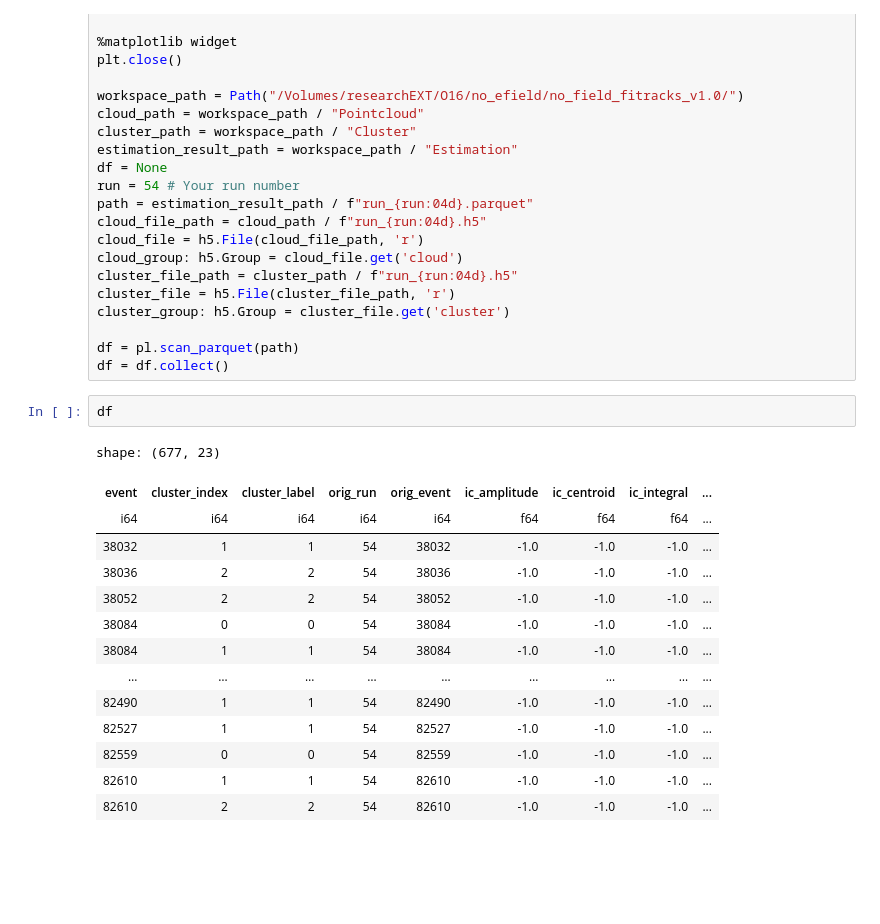
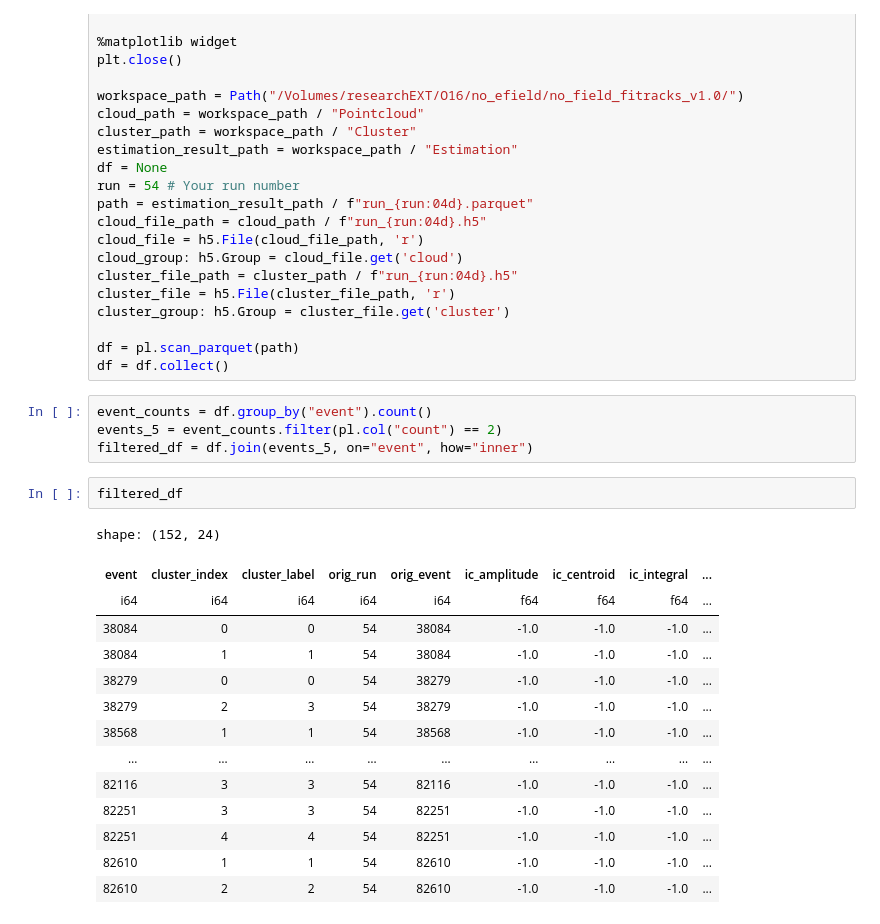
Before and after one commit to singhp99/spyral_notebooks, a Jupyter notebook: event_picker.ipynb, the cells around one changed output. Drawn from its saved outputs; the diff is of its cells as text; blank space fills up the shorter version.

```diff
--- a/event_picker.ipynb
+++ b/event_picker.ipynb
@@ -37,22 +37,26 @@ cluster_group: h5.Group = cluster_file.get('cluster')
 df = pl.scan_parquet(path)
 df = df.collect()
 # %%
-df
+event_counts = df.group_by("event").count()
+events_5 = event_counts.filter(pl.col("count") == 2)
+filtered_df = df.join(events_5, on="event", how="inner")
-# %% [output]
-shape: (677, 23)
-| event | cluster_index | cluster_label | orig_run | orig_event | ic_amplitude | ic_centroid | ic_integral | ... |
-| i64 | i64 | i64 | i64 | i64 | f64 | f64 | f64 | ... |
-| 38032 | 1 | 1 | 54 | 38032 | -1.0 | -1.0 | -1.0 | ... |
-| 38036 | 2 | 2 | 54 | 38036 | -1.0 | -1.0 | -1.0 | ... |
-| 38052 | 2 | 2 | 54 | 38052 | -1.0 | -1.0 | -1.0 | ... |
-| 38084 | 0 | 0 | 54 | 38084 | -1.0 | -1.0 | -1.0 | ... |
-| 38084 | 1 | 1 | 54 | 38084 | -1.0 | -1.0 | -1.0 | ... |
-| … | … | … | … | … | … | … | … | ... |
-| 82490 | 1 | 1 | 54 | 82490 | -1.0 | -1.0 | -1.0 | ... |
-| 82527 | 1 | 1 | 54 | 82527 | -1.0 | -1.0 | -1.0 | ... |
-| 82559 | 0 | 0 | 54 | 82559 | -1.0 | -1.0 | -1.0 | ... |
-| 82610 | 1 | 1 | 54 | 82610 | -1.0 | -1.0 | -1.0 | ... |
-| 82610 | 2 | 2 | 54 | 82610 | -1.0 | -1.0 | -1.0 | ... |
+# %%
+filtered_df
+# %% [output]
+shape: (152, 24)
+| event | cluster_index | cluster_label | orig_run | orig_event | ic_amplitude | ic_centroid | ic_integral | ... |
+| i64 | i64 | i64 | i64 | i64 | f64 | f64 | f64 | ... |
+| 38084 | 0 | 0 | 54 | 38084 | -1.0 | -1.0 | -1.0 | ... |
+| 38084 | 1 | 1 | 54 | 38084 | -1.0 | -1.0 | -1.0 | ... |
+| 38279 | 0 | 0 | 54 | 38279 | -1.0 | -1.0 | -1.0 | ... |
+| 38279 | 2 | 3 | 54 | 38279 | -1.0 | -1.0 | -1.0 | ... |
+| 38568 | 1 | 1 | 54 | 38568 | -1.0 | -1.0 | -1.0 | ... |
+| … | … | … | … | … | … | … | … | ... |
+| 82116 | 3 | 3 | 54 | 82116 | -1.0 | -1.0 | -1.0 | ... |
+| 82251 | 3 | 3 | 54 | 82251 | -1.0 | -1.0 | -1.0 | ... |
+| 82251 | 4 | 4 | 54 | 82251 | -1.0 | -1.0 | -1.0 | ... |
+| 82610 | 1 | 1 | 54 | 82610 | -1.0 | -1.0 | -1.0 | ... |
+| 82610 | 2 | 2 | 54 | 82610 | -1.0 | -1.0 | -1.0 | ... |
 # %%
 class PointBrowser:
 
```
Also changed, not shown: parts of 1 cell of this notebook.
